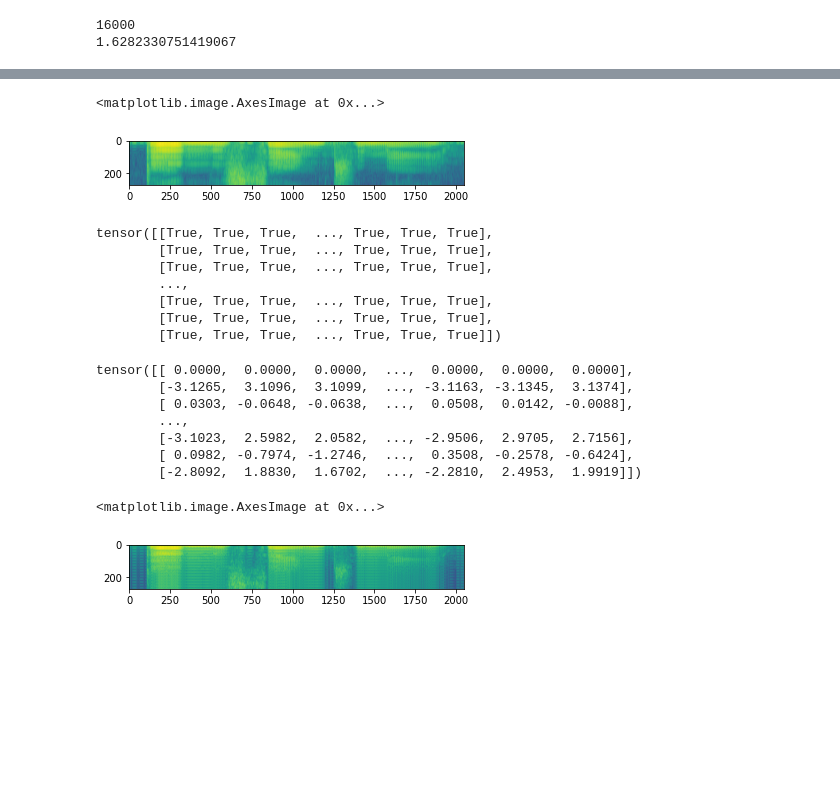
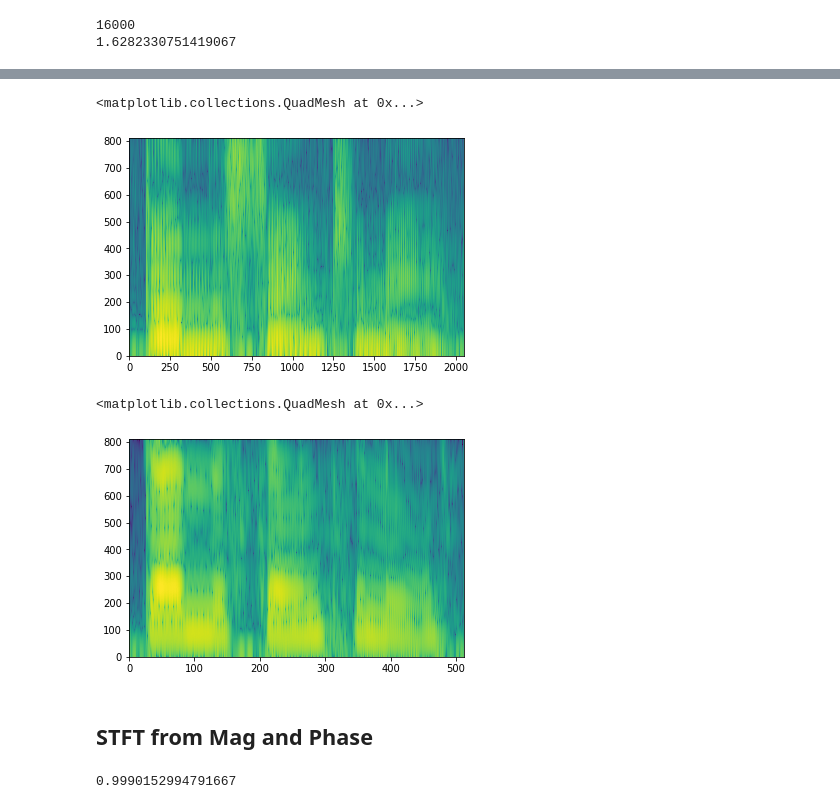
Before and after one commit to svdcvt/rasengan, a Jupyter notebook: model.ipynb, the cells around one changed output, grey strips where cells are left out. Drawn from its saved outputs; the diff is of its cells as text; code cells hidden in the pictures; blank space fills up the shorter version.

Commit message:
added ssr-system details (stft, spectrogram, downsampling)

```diff
--- a/model.ipynb
+++ b/model.ipynb
@@ -154,0 +180,8 @@ import matplotlib.pyplot as plt
+# %%
+spec_kwargs = dict(n_fft=(141 + 129) * 2 - 1, win_length=32, hop_length=8)
+to_spec = torchaudio.transforms.Spectrogram(**spec_kwargs, power=1.)
+
+spec = to_spec(torch.tensor(ref.copy()))
+stft = torch.stft(torch.tensor(ref.copy()), **spec_kwargs)
+m, p = torchaudio.functional.magphase(stft)
+stft.shape, spec.shape, m.shape, p.shape
@@ -155,35 +278,5 @@ import matplotlib.pyplot as plt
 # %%
-make_spectrogram = torchaudio.transforms.Spectrogram(**spec_kwargs)
-plt.imshow(make_spectrogram(torch.tensor(ref.copy())).log())
+plt.pcolormesh(to_spec(torch.tensor(ref.copy())).log())
 # %% [output]
-<matplotlib.image.AxesImage at 0x...>
+<matplotlib.collections.QuadMesh at 0x...>
-[figure, old version]
+[figure, new version]
-# %%
-stft = torch.stft(torch.tensor(ref.copy()), **spec_kwargs)
-torchaudio.functional.complex_norm(stft)
-torchaudio.functional.angle(stft) == phase
-# %% [output]
-tensor([[True, True, True,  ..., True, True, True],
-        [True, True, True,  ..., True, True, True],
-        [True, True, True,  ..., True, True, True],
-        ...,
-        [True, True, True,  ..., True, True, True],
-        [True, True, True,  ..., True, True, True],
-        [True, True, True,  ..., True, True, True]])
-# %%
-phase
-# %% [output]
-tensor([[ 0.0000,  0.0000,  0.0000,  ...,  0.0000,  0.0000,  0.0000],
-        [-3.1265,  3.1096,  3.1099,  ..., -3.1163, -3.1345,  3.1374],
-        [ 0.0303, -0.0648, -0.0638,  ...,  0.0508,  0.0142, -0.0088],
-        ...,
-        [-3.1023,  2.5982,  2.0582,  ..., -2.9506,  2.9705,  2.7156],
-        [ 0.0982, -0.7974, -1.2746,  ...,  0.3508, -0.2578, -0.6424],
-        [-2.8092,  1.8830,  1.6702,  ..., -2.2810,  2.4953,  1.9919]])
-# %%
-mag, phase = torchaudio.functional.magphase()
-plt.imshow(mag.log())
-plt.imshow(phase.log())
-# %% [output]
-<matplotlib.image.AxesImage at 0x...>
-[figure, removed]
@@ -191,0 +283,13 @@ real_image = torch.stft(torch.tensor(ref.copy()), **spec_kwargs)
+# %%
+plt.pcolormesh(to_spec(torch.tensor(ref_small.copy())).log())
+# %% [output]
+<matplotlib.collections.QuadMesh at 0x...>
+[figure, added]
+# %% [markdown]
+## STFT from Mag and Phase
+# %%
+np.isclose(torch.cat([(m * torch.cos(p)).unsqueeze(-1),
+                      (m * torch.sin(p)).unsqueeze(-1)], -1),
+           stft).mean()
+# %% [output]
+0.9990152994791667
```
Also changed, not shown: parts of 31 cells of this notebook.
